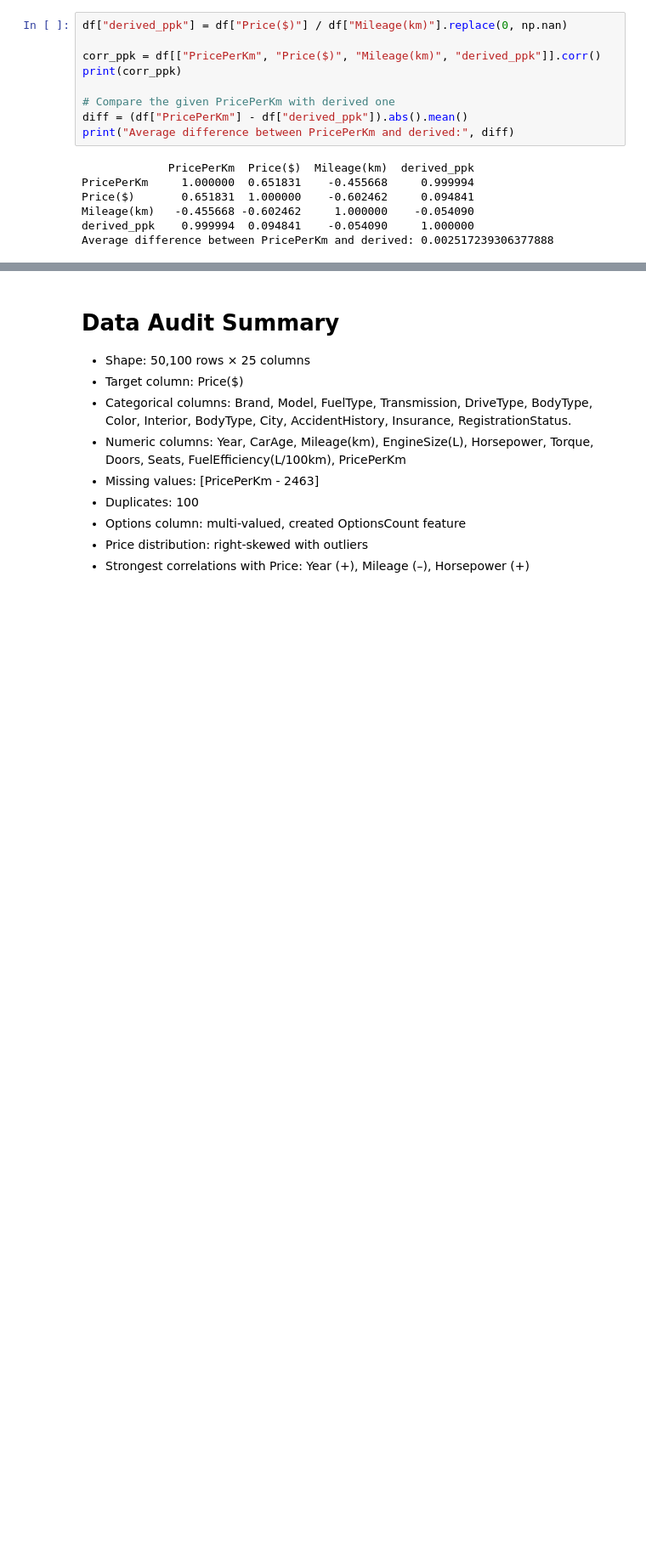
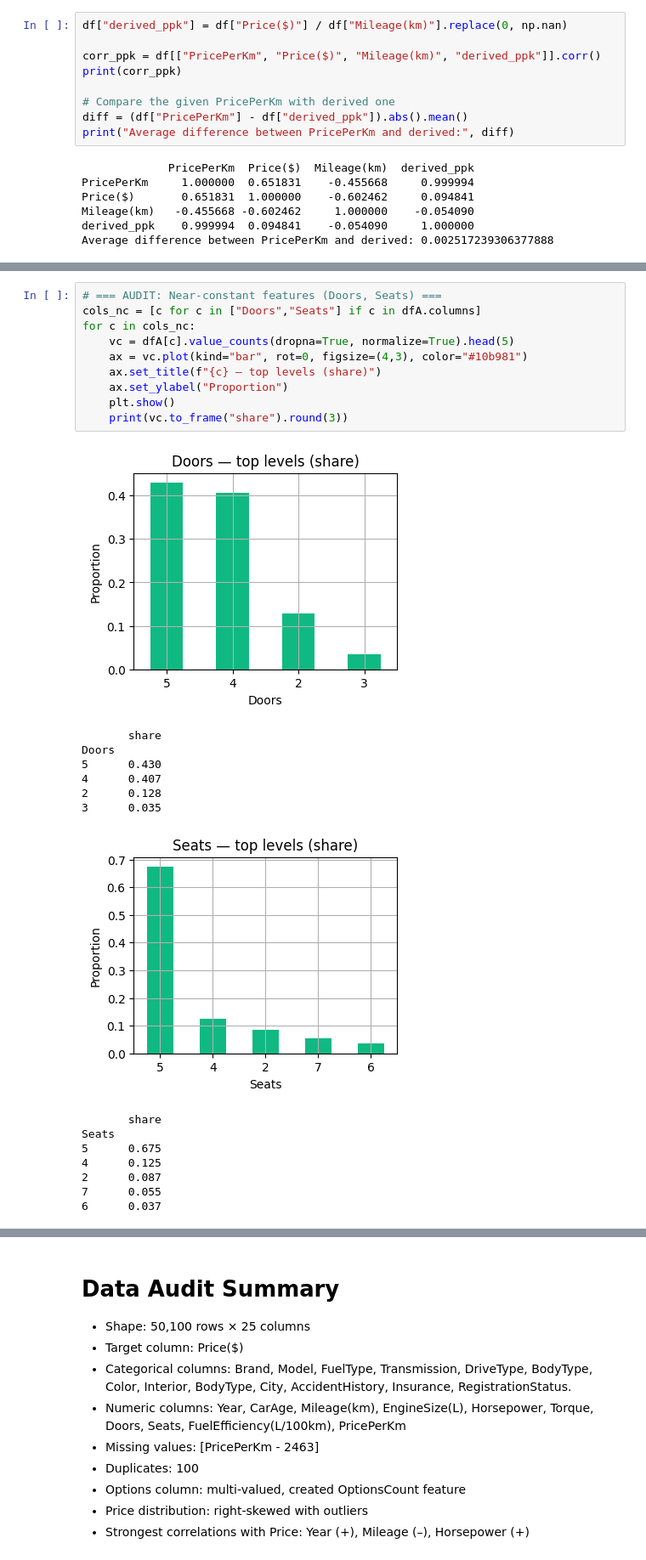
Before and after one commit to Kisanja/FDM-Mini-Project, a Jupyter notebook: notebooks/01_data_audit.ipynb, the cells around one changed output, grey strips where cells are left out. Shown at 85% size. Saved outputs shown, nothing was run; the diff lists cells and outputs as text; blank space fills up the shorter version.

```diff
--- a/notebooks/01_data_audit.ipynb
+++ b/notebooks/01_data_audit.ipynb
@@ -339,0 +400,26 @@ Average difference between PricePerKm and derived: 0.002517239306377888
+# %%
+# === AUDIT: Near-constant features (Doors, Seats) ===
+cols_nc = [c for c in ["Doors","Seats"] if c in dfA.columns]
+for c in cols_nc:
+    vc = dfA[c].value_counts(dropna=True, normalize=True).head(5)
+    ax = vc.plot(kind="bar", rot=0, figsize=(4,3), color="#10b981")
+    ax.set_title(f"{c} — top levels (share)")
+    ax.set_ylabel("Proportion")
+    plt.show()
+    print(vc.to_frame("share").round(3))
+# %% [output]
+[figure, added]
+       share
+Doors
+5      0.430
+4      0.407
+2      0.128
+3      0.035
+[figure, added]
+       share
+Seats
+5      0.675
+4      0.125
+2      0.087
+7      0.055
+6      0.037
```
Also changed, not shown: parts of 6 cells of this notebook, 6 other files.
